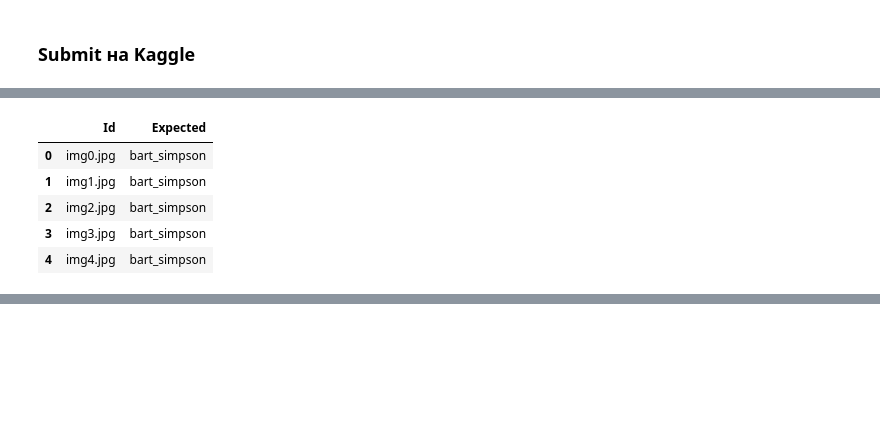
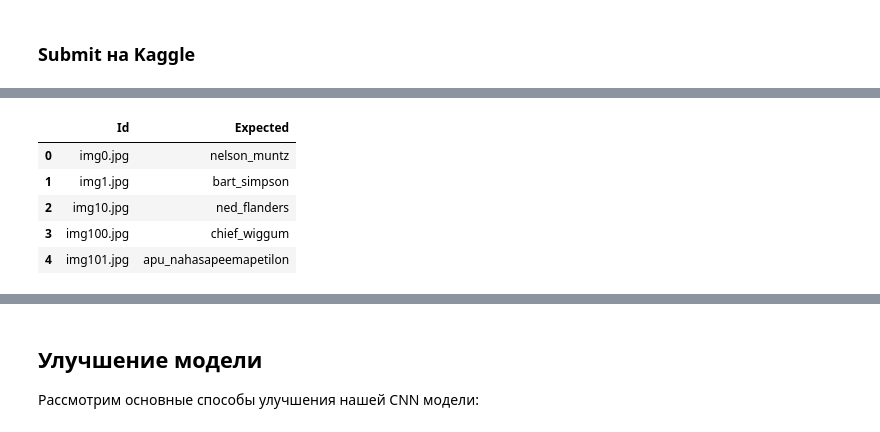
Before and after one commit to dimonpd/part_1_ml_cv, a Jupyter notebook: week_07_cnn_and_fine_tuning/Homework/hw_5_simpsons_classification.ipynb, the cells around one changed output, grey strips where cells are left out. Saved outputs shown, nothing was run; the diff lists cells and outputs as text; code cells hidden in the pictures; blank space fills up the shorter version.

```diff
--- a/week_07_cnn_and_fine_tuning/Homework/hw_5_simpsons_classification.ipynb
+++ b/week_07_cnn_and_fine_tuning/Homework/hw_5_simpsons_classification.ipynb
@@ -89,7 +91,7 @@ DATA_MODES = ['train', 'val', 'test']
 # все изображения будут масштабированы к размеру 224x224 px
 RESCALE_SIZE = 224
 # работаем на видеокарте
-DEVICE = torch.device("cuda")
+DEVICE = torch.device("cuda" if torch.cuda.is_available() else "cpu")
 # %% [markdown]
 https://jhui.github.io/2018/02/09/PyTorch-Data-loading-preprocess_torchvision/
 # %% [markdown]
@@ -547,15 +567,16 @@ gdrive                       sample_data        testset
 # %%
 import pandas as pd
-my_submit = pd.read_csv("/content/sample_submission.csv")
-# my_submit = pd.DataFrame({'Image_id': test_filenames, 'Expected': preds})
+# Use a relative path assuming the file is in the same directory as the notebook
+my_submit = pd.read_csv("./journey-springfield/sample_submission.csv")
+my_submit = pd.DataFrame({'Id': test_filenames, 'Expected': preds})
 my_submit.head()
 # %% [output]
 |  | Id | Expected |
-| 0 | img0.jpg | bart_simpson |
+| 0 | img0.jpg | nelson_muntz |
 | 1 | img1.jpg | bart_simpson |
-| 2 | img2.jpg | bart_simpson |
-| 3 | img3.jpg | bart_simpson |
-| 4 | img4.jpg | bart_simpson |
+| 2 | img10.jpg | ned_flanders |
+| 3 | img100.jpg | chief_wiggum |
+| 4 | img101.jpg | apu_nahasapeemapetilon |
 # %%
 # TODO : сделайте сабмит (это важно, если Вы не справляетесь, но дошли до этой ячейки, то сообщите в чат и Вам помогут)
 # %%
@@ -583,3 +603,7 @@ my_submit.to_csv('simple_cnn_baseline.csv', index=False)
 Надеюсь, что у Вас получится!
 
 ![alt text](https://pbs.twimg.com/profile_images/798904974986113024/adcQiVdV.jpg)
+# %% [markdown]
+## Улучшение модели
+
+Рассмотрим основные способы улучшения нашей CNN модели:
```
Also changed, not shown: parts of 16 cells of this notebook, 4 other files.
